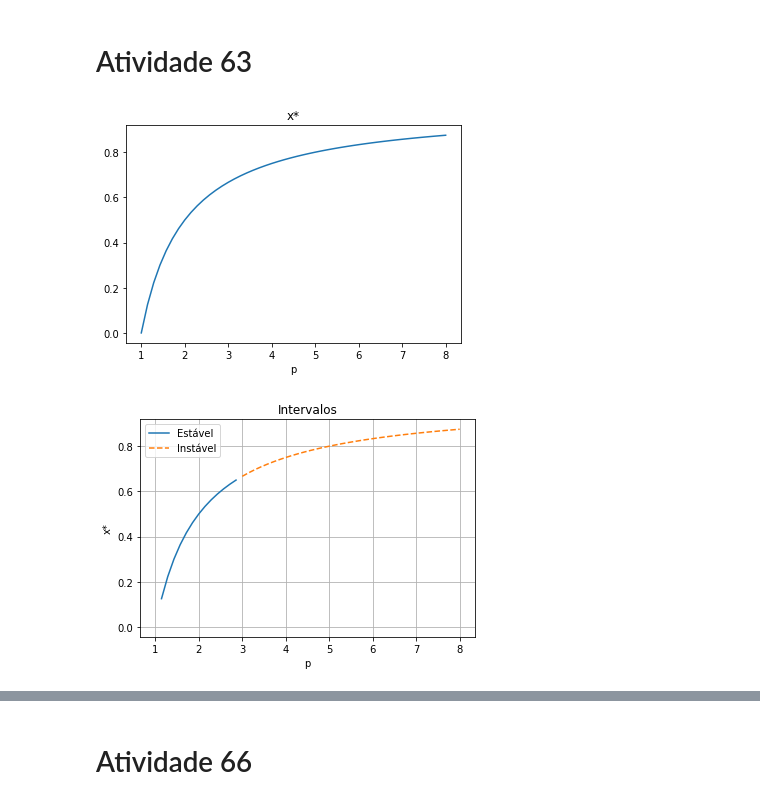
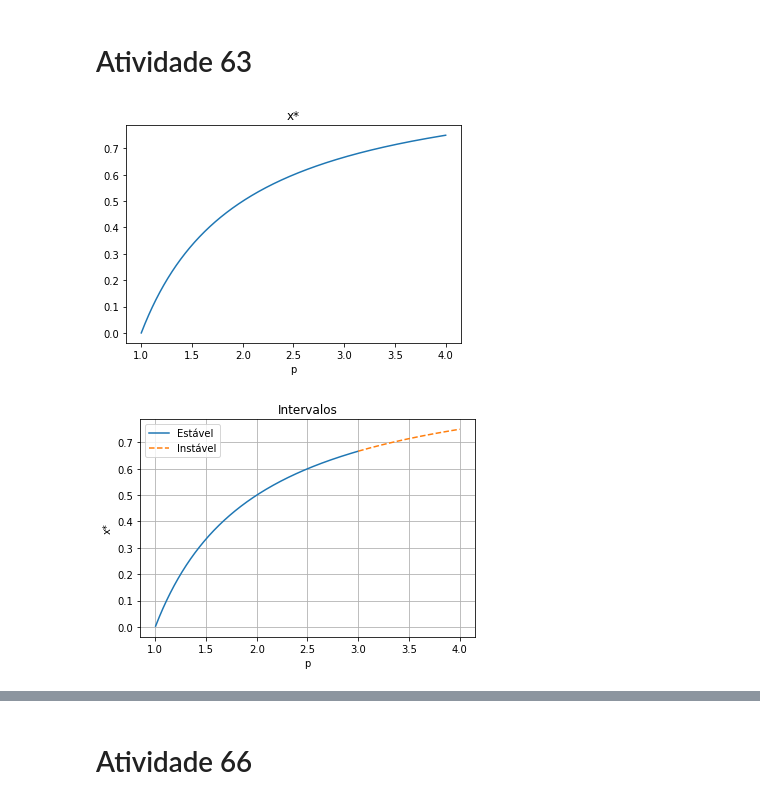
Before and after one commit to felipe-gm/ifusp_introcaos, a Jupyter notebook: Exercícios Introdução ao Caos.ipynb, the cells around one changed output, grey strips where cells are left out. Saved outputs shown, nothing was run; the diff lists cells and outputs as text; code cells hidden in the pictures.

```diff
--- a/Exercícios Introdução ao Caos.ipynb
+++ b/Exercícios Introdução ao Caos.ipynb
@@ -6,15 +10,15 @@ import numpy as np
 # %% [markdown]
 # Atividade 63
 # %%
-p = np.linspace(1, 8)
+p = np.linspace(1, 4, num=1000)
 fx = (p-1)/p
 
 plt.plot(p,fx)
 plt.title('x*')
 plt.xlabel('p')
 plt.show()
 # %% [output]
-[figure, old version]
+[figure, new version]
 # %%
 df_dx_x = p-2*p*fx
 
@@ -33,4 +37,4 @@ plt.ylabel('x*')
 plt.grid()
 plt.show()
 # %% [output]
-[figure, old version]
+[figure, new version]
```
Also changed, not shown: parts of 7 cells of this notebook.
